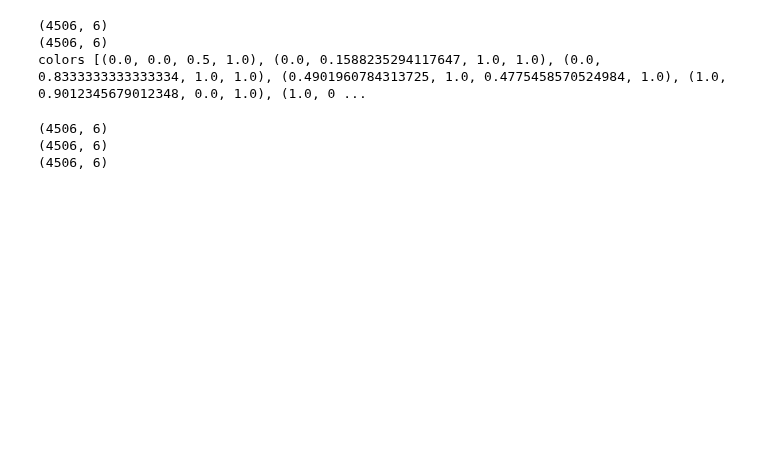
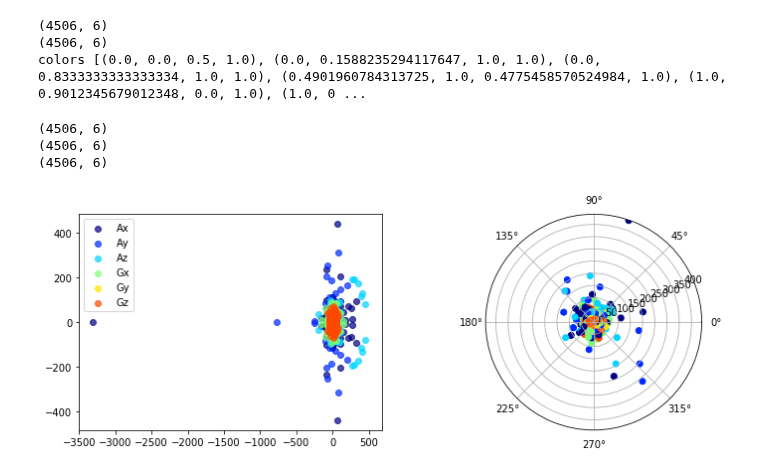
Before and after one commit to lwthatcher/thesis-hacks, a Jupyter notebook: fft.ipynb, the cells around one changed output. Cells and saved outputs as stored; diff of their text form; code cells hidden in the pictures; blank space fills up the shorter version.

```diff
--- a/fft.ipynb
+++ b/fft.ipynb
@@ -89,39 +129,41 @@ colors [(0.0, 0.0, 0.5, 1.0), (0.0, 0.1588235294117647, 1.0, 1.0), (0.0, 0.83333
 # Normalized Scatter-Plot representation of the FFT
 #
 # --------------------------------------------------
-%matplotlib tk
+%matplotlib inline
+# %matplotlib tk
 
 import numpy as np
 import matplotlib.pyplot as plt
 from sklearn.preprocessing import normalize
 
 FILE = 'data/pills-s0.npy'
 x = np.load(FILE)
 x = normalize(x)
 print(x.shape)
 
 
 xf = np.fft.fft(x, axis=0)
 print(xf.real.shape)
 print(xf.imag.shape)
 
 N = xf.shape[1]
 cmap = plt.get_cmap('jet')
 colors = [cmap(int((i/N)*cmap.N)) for i in range(N)]
 lbls = ['Ax', 'Ay', 'Az', 'Gx', 'Gy', 'Gz']
 
-fig = plt.figure()
+fig = plt.figure(figsize=(12, 4))
 ax1 = plt.subplot(1,2,1)
 for i in range(N):
-    ax1.scatter(xf.real[:,i], xf.imag[:,i], c=colors[i], label=lbls[i], alpha=.3)
+    ax1.scatter(xf.real[:,i], xf.imag[:,i], c=colors[i], label=lbls[i], alpha=.7)
 ax1.legend()
 
 
 ax2 = plt.subplot(1,2,2, projection='polar')
 ax2.scatter(xf.real, xf.imag, c=colors)
 
 plt.show()
 # %% [output]
 (4506, 6)
 (4506, 6)
 (4506, 6)
+[figure, added]
```
Also changed, not shown: parts of 4 cells of this notebook, 3 other files.
